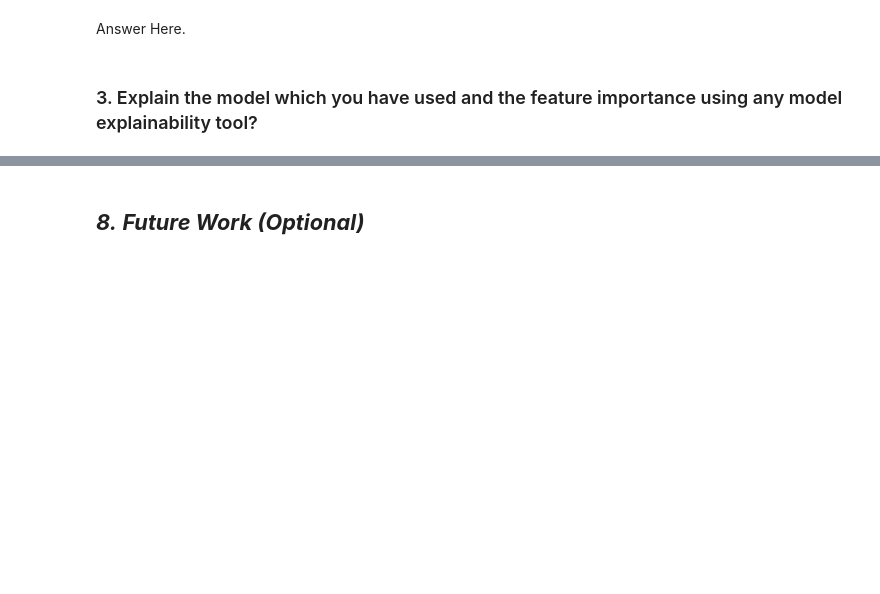
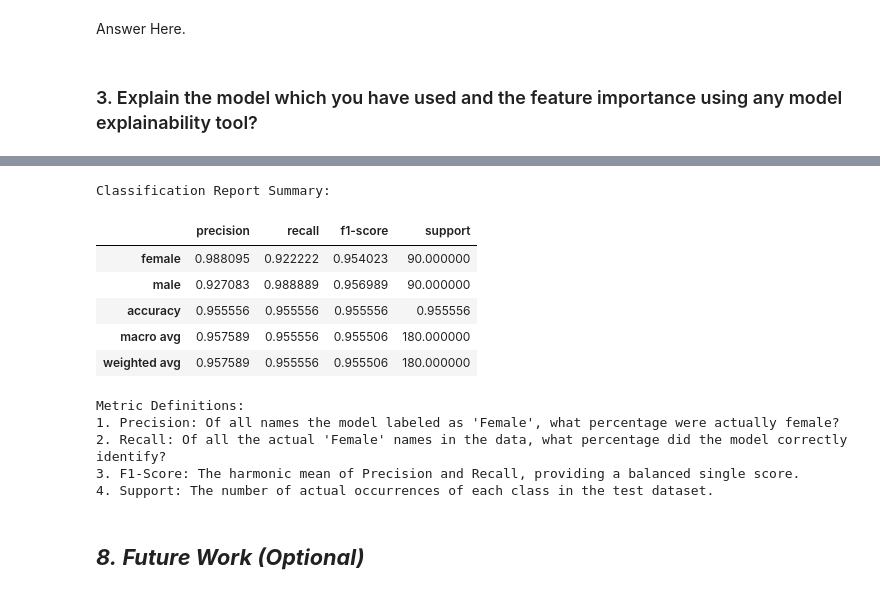
Before and after one commit to amol004/Voyage-Analytics-Integrating-MLOps-in-Travel, a Jupyter notebook: Capstone_Project_Productionization_of_ML_Systems.ipynb, the cells around one changed output, grey strips where cells are left out. Drawn from its saved outputs; the diff is of its cells as text; code cells hidden in the pictures; blank space fills up the shorter version.

```diff
--- a/Capstone_Project_Productionization_of_ML_Systems.ipynb
+++ b/Capstone_Project_Productionization_of_ML_Systems.ipynb
@@ -1636,3 +1749,30 @@ Answer Here.
+# %%
+import pandas as pd
+
+# Convert the classification report dictionary to a DataFrame for better visibility
+report_df = pd.DataFrame(results['report']).transpose()
+
+print("Classification Report Summary:")
+display(report_df)
+
+print("\nMetric Definitions:")
+print("1. Precision: Of all names the model labeled as 'Female', what percentage were actually female?")
+print("2. Recall: Of all the actual 'Female' names in the data, what percentage did the model correctly identify?")
+print("3. F1-Score: The harmonic mean of Precision and Recall, providing a balanced single score.")
+print("4. Support: The number of actual occurrences of each class in the test dataset.")
+# %% [output]
+Classification Report Summary:
+|  | precision | recall | f1-score | support |
+| female | 0.988095 | 0.922222 | 0.954023 | 90.000000 |
+| male | 0.927083 | 0.988889 | 0.956989 | 90.000000 |
+| accuracy | 0.955556 | 0.955556 | 0.955556 | 0.955556 |
+| macro avg | 0.957589 | 0.955556 | 0.955506 | 180.000000 |
+| weighted avg | 0.957589 | 0.955556 | 0.955506 | 180.000000 |
+Metric Definitions:
+1. Precision: Of all names the model labeled as 'Female', what percentage were actually female?
+2. Recall: Of all the actual 'Female' names in the data, what percentage did the model correctly identify?
+3. F1-Score: The harmonic mean of Precision and Recall, providing a balanced single score.
+4. Support: The number of actual occurrences of each class in the test dataset.
 # %% [markdown]
 ## ***8.*** ***Future Work (Optional)***
 # %% [markdown]
```
Also changed, not shown: parts of 8 cells of this notebook.
